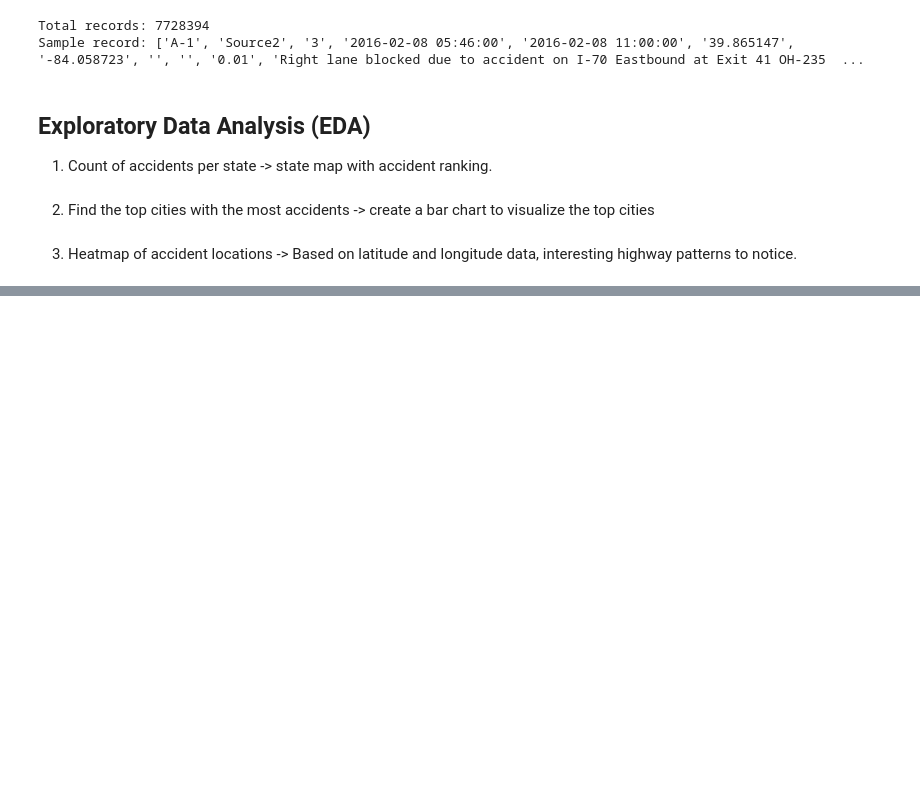
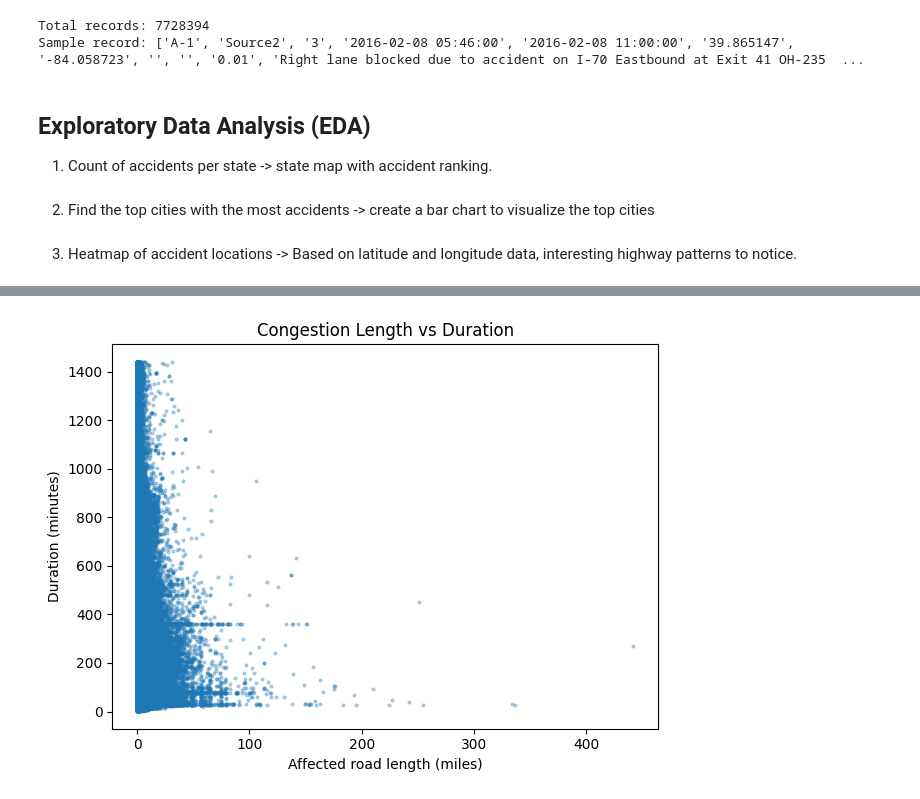
Before and after one commit to hargunmujral/cs451-final-project, a Jupyter notebook: data-science.ipynb, the cells around one changed output, grey strips where cells are left out. Drawn from its saved outputs; the diff is of its cells as text; code cells hidden in the pictures; blank space fills up the shorter version.

```diff
--- a/data-science.ipynb
+++ b/data-science.ipynb
@@ -205,0 +322,10 @@ fig.show()
+# %%
+plt.figure()
+plt.scatter(congestion_df["Distance_mi"], congestion_df["Duration_Min"], alpha=0.3, s=4)
+plt.xlabel("Affected road length (miles)")
+plt.ylabel("Duration (minutes)")
+plt.title("Congestion Length vs Duration")
+plt.tight_layout()
+plt.show()
+# %% [output]
+[figure, added]
```
Also changed, not shown: parts of 8 cells of this notebook.
